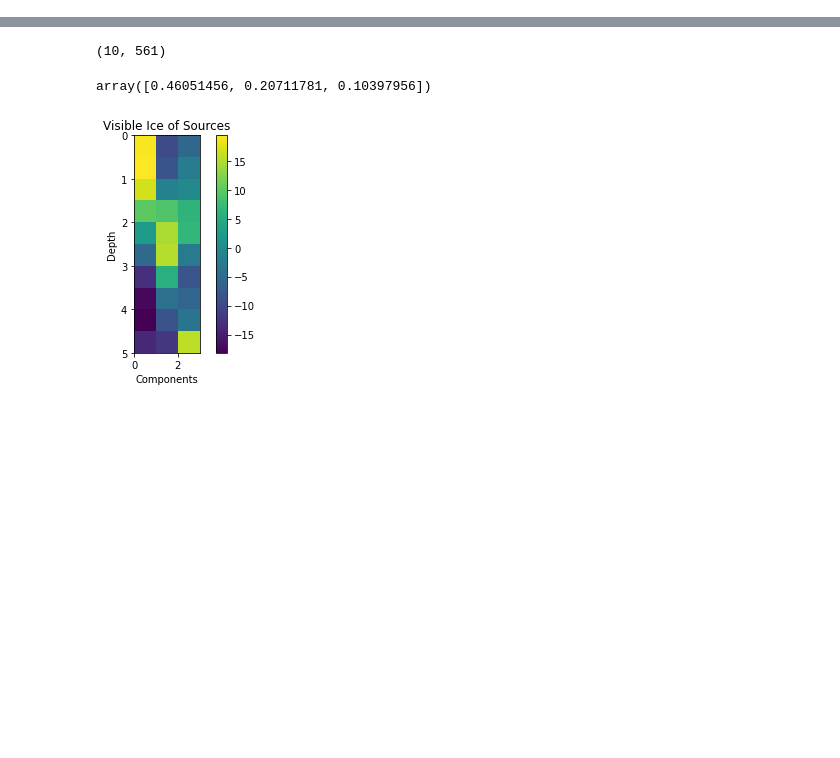
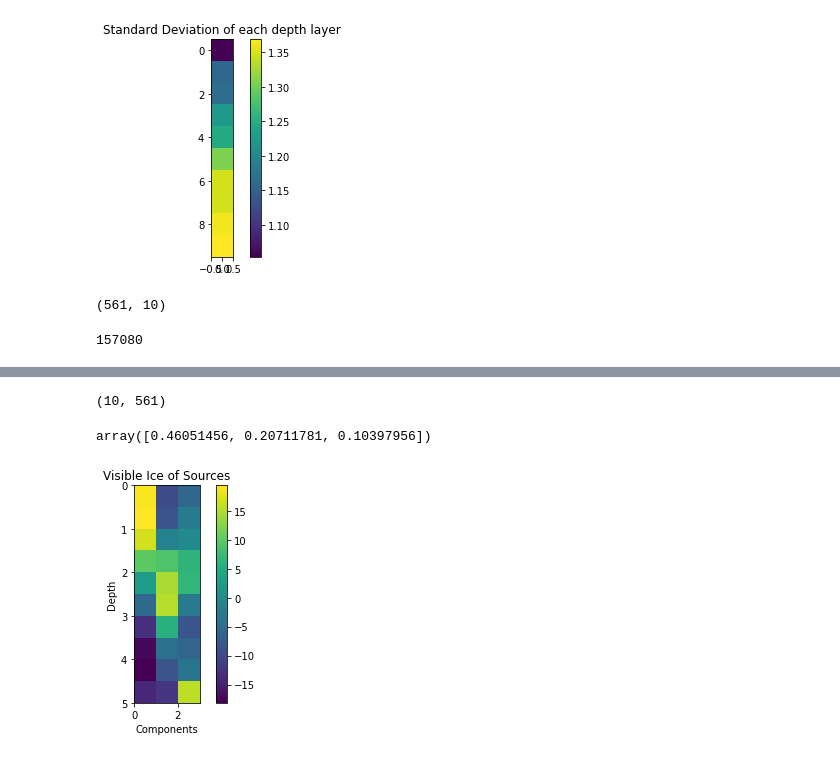
Before and after one commit to bqianz/film, a Jupyter notebook: components_analysis/ICA_horizontal.ipynb, the cells around one changed output, grey strips where cells are left out. Saved outputs shown, nothing was run; the diff lists cells and outputs as text; code cells hidden in the pictures; blank space fills up the shorter version.

```diff
--- a/components_analysis/ICA_horizontal.ipynb
+++ b/components_analysis/ICA_horizontal.ipynb
@@ -41,0 +12,11 @@ def plot_gmplot(input, channel=0, map_name='gmap.html', size=50):
+# %%
+bh_interpolated = np.load('bh_observations.npy').transpose()
+# %%
+layer_std = np.std(bh_interpolated, axis=0)
+# %%
+plt.imshow(np.expand_dims(layer_std, axis=1))
+plt.colorbar()
+plt.title("Standard Deviation of each depth layer")
+plt.show()
+# %% [output]
+[figure, added]
@@ -41,0 +57,4 @@ def plot_gmplot(input, channel=0, map_name='gmap.html', size=50):
+# %%
+bh_interpolated.shape
+# %% [output]
+(561, 10)
@@ -41,0 +97,4 @@ def plot_gmplot(input, channel=0, map_name='gmap.html', size=50):
+# %%
+len(distances_flat)
+# %% [output]
+157080
```
Also changed, not shown: parts of 30 cells of this notebook, 1 other file.
